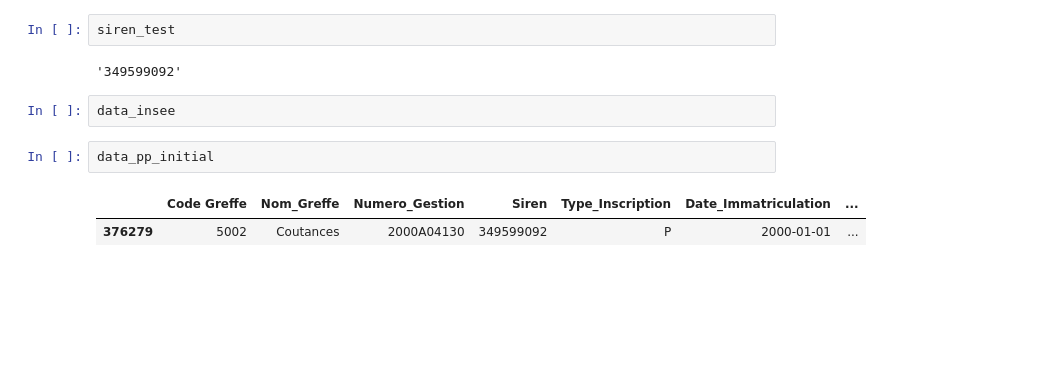
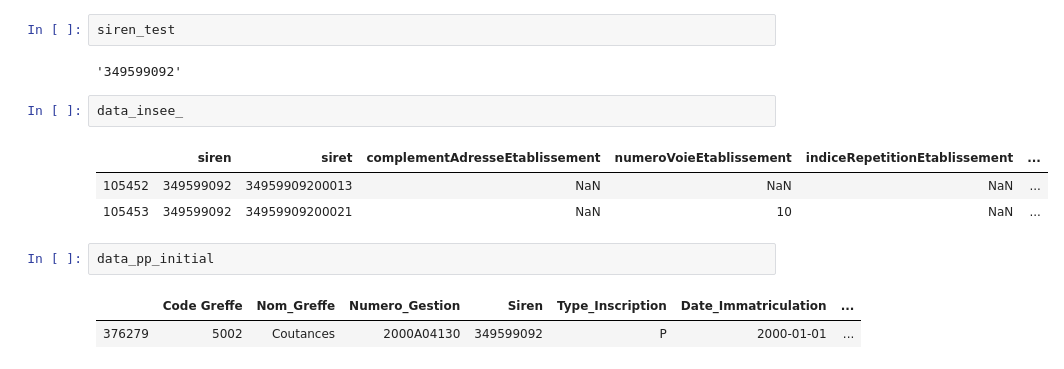
Before and after one commit to thomaspernet/InseeInpi_matching, a Jupyter notebook: Notebooks_matching/PP_checkProcess.ipynb, the cells around one changed output. Saved outputs shown, nothing was run; the diff lists cells and outputs as text; blank space fills up the shorter version.

```diff
--- a/Notebooks_matching/PP_checkProcess.ipynb
+++ b/Notebooks_matching/PP_checkProcess.ipynb
@@ -214,8 +244,12 @@ data_matche
 siren_test
 # %% [output]
 '349599092'
-# %%
-data_insee
+# %%
+data_insee_
+# %% [output]
+|  | siren | siret | complementAdresseEtablissement | numeroVoieEtablissement | indiceRepetitionEtablissement | ... |
+| 105452 | 349599092 | 34959909200013 | NaN | NaN | NaN | ... |
+| 105453 | 349599092 | 34959909200021 | NaN | 10 | NaN | ... |
 # %%
 data_pp_initial
 # %% [output]
```
Also changed, not shown: parts of 12 cells of this notebook, 1 other file.
